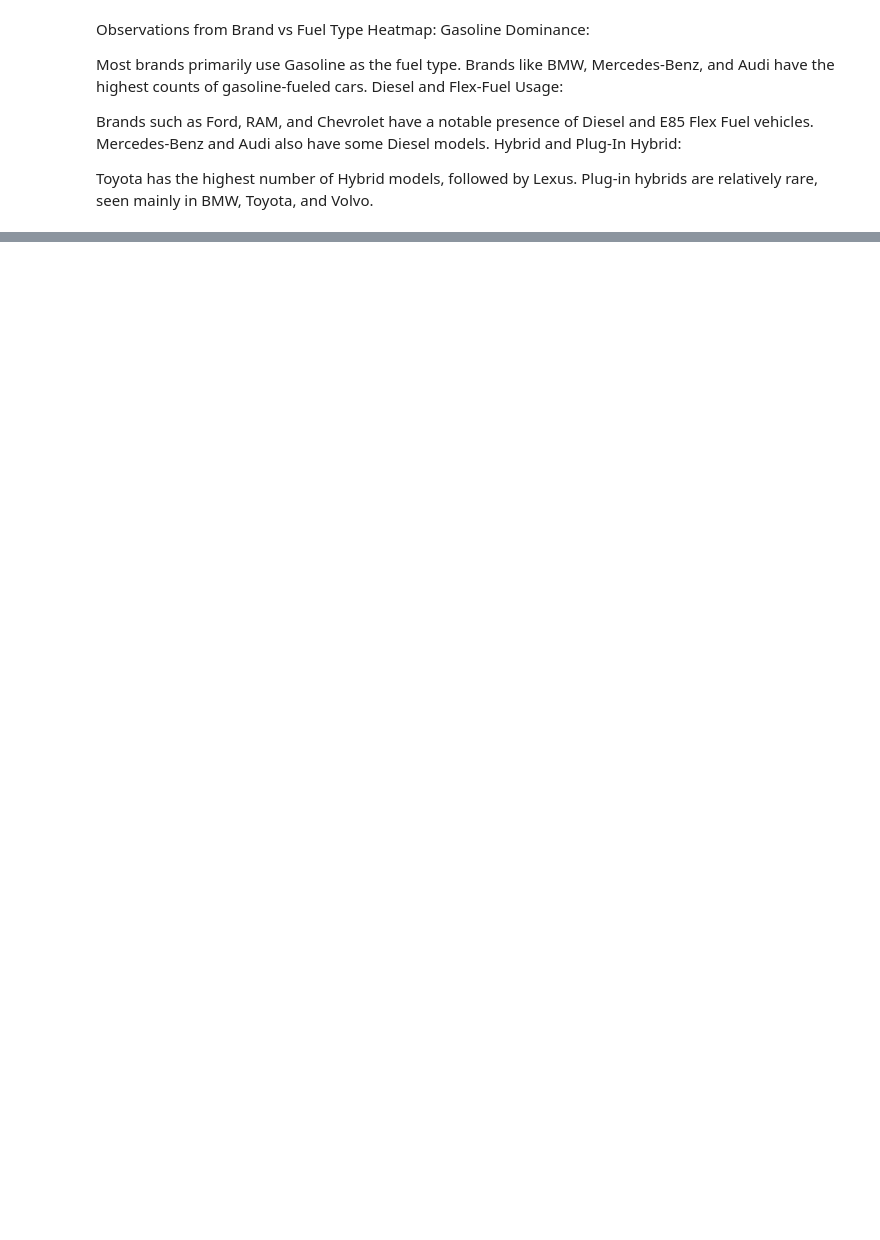
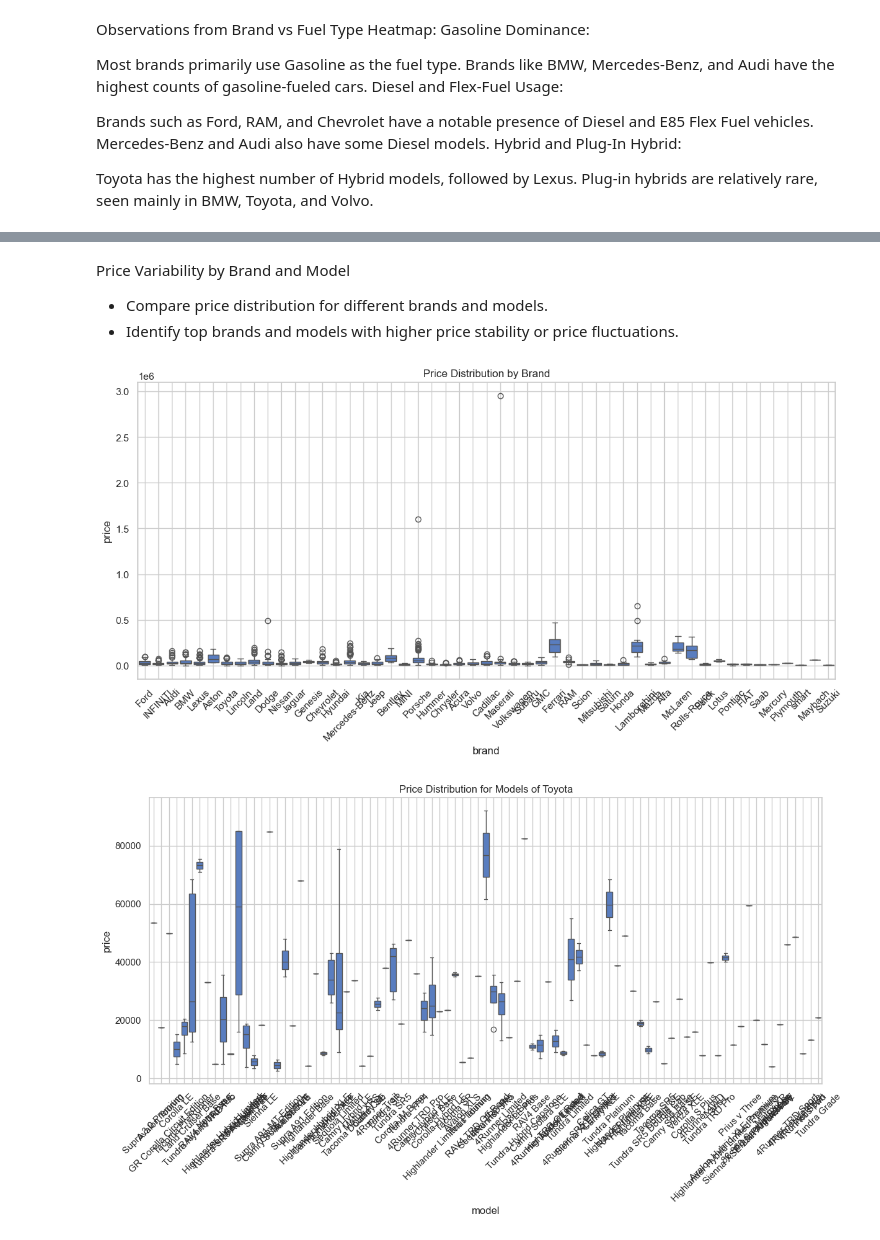
Before and after one commit to Dipu9813/Predict-car-price-DSproject, a Jupyter notebook: KCE080BCT008.ipynb, the cells around one changed output, grey strips where cells are left out. Cells and saved outputs as stored; diff of their text form; code cells hidden in the pictures; blank space fills up the shorter version.

```diff
--- a/KCE080BCT008.ipynb
+++ b/KCE080BCT008.ipynb
@@ -693,0 +739,32 @@ Plug-in hybrids are relatively rare, seen mainly in BMW, Toyota, and Volvo.
+# %% [markdown]
+Price Variability by Brand and Model
+* Compare price distribution for different brands and models.
+* Identify top brands and models with higher price stability or price
+fluctuations.
+# %%
+
+# Compare Price Distribution for Different Brands
+plt.figure(figsize=(14, 6))
+sns.boxplot(data=df, x='brand', y='price')
+plt.title('Price Distribution by Brand')
+plt.xlabel('brand')
+plt.ylabel('price')
+plt.xticks(rotation=45)
+plt.grid(True)
+plt.show()
+
+#Compare Price Distribution for Different Models within a Brand
+brand_to_visualize = 'Toyota'  # Replace with the brand you want to analyze
+brand_data = df[df['brand'] == brand_to_visualize]
+
+plt.figure(figsize=(14, 6))
+sns.boxplot(data=brand_data, x='model', y='price')
+plt.title(f'Price Distribution for Models of {brand_to_visualize}')
+plt.xlabel('model')
+plt.ylabel('price')
+plt.xticks(rotation=45)
+plt.grid(True)
+plt.show()
+# %% [output]
+[figure, added]
+[figure, added]
```
Also changed, not shown: parts of 29 cells of this notebook.
